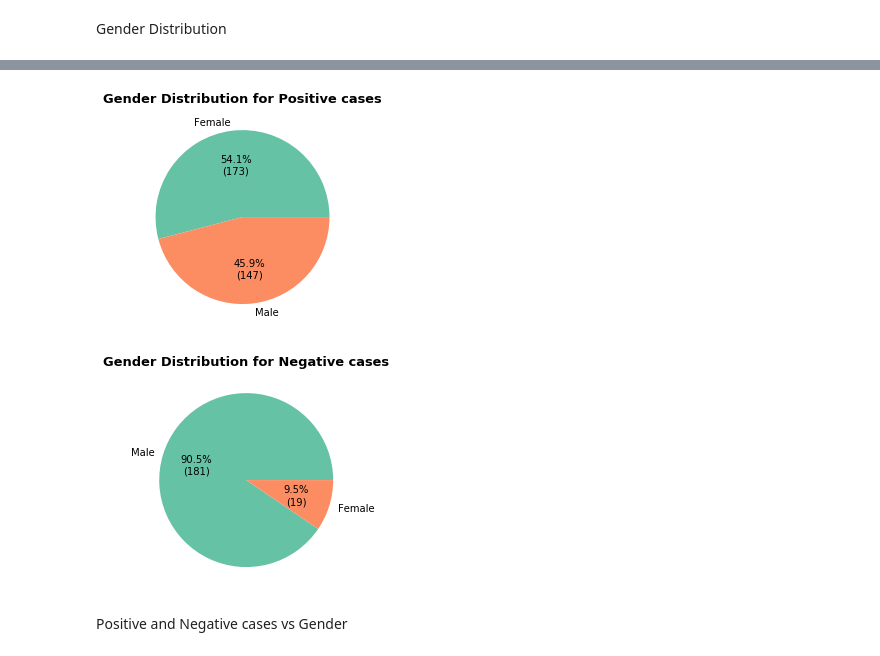
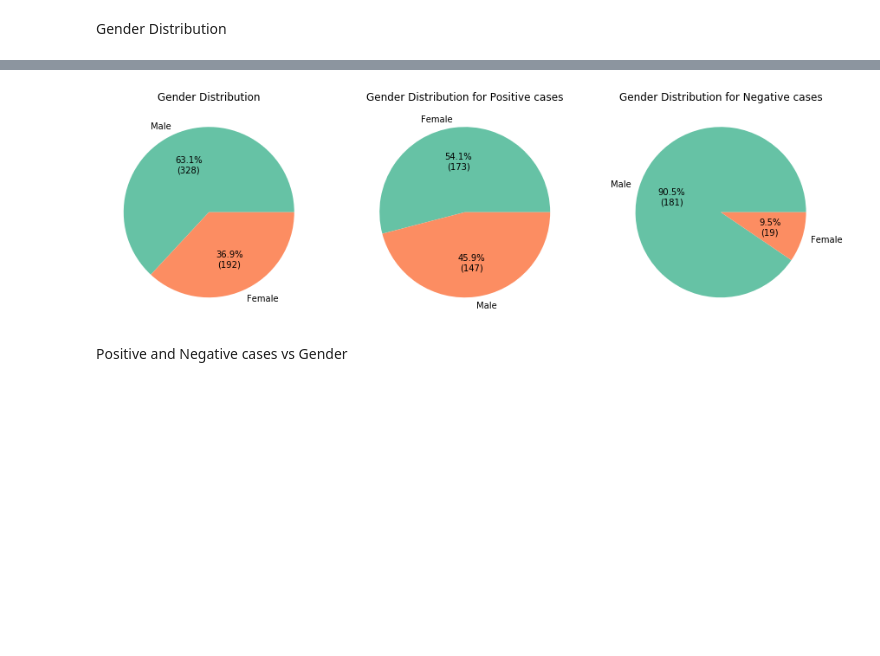
Before and after one commit to sonamanukyan92/supervised-learning-algorithms-on-the-diabetes-dataset, a Jupyter notebook: supervised learning algorithms on the diabetes dataset.ipynb, the cells around one changed output, grey strips where cells are left out. Drawn from its saved outputs; the diff is of its cells as text; code cells hidden in the pictures; blank space fills up the shorter version.

```diff
--- a/supervised learning algorithms on the diabetes dataset.ipynb
+++ b/supervised learning algorithms on the diabetes dataset.ipynb
@@ -204,21 +155,32 @@ plt.show()
 # %%
+import matplotlib.pyplot as plt
+
+fig, (ax1, ax2, ax3) = plt.subplots(1,3, figsize=(15,10))
+
+v_counts = dataset['Gender'].value_counts()
+total = len(dataset['Gender'])
+
+ax1.pie(v_counts, labels=v_counts.index, autopct=f_p);
+ax1.set_title('Gender Distribution', size = 12)
+
+
 df_pos = dataset[dataset['class']=='Positive']
 v_counts = df_pos['Gender'].value_counts()
 total = len(df_pos['Gender'])
-fig = plt.figure()
-plt.pie(v_counts, labels=v_counts.index, autopct=f_p);
-plt.title('Gender Distribution for Positive cases', fontweight="bold", size = 13)
-plt.show()
+
+ax2.pie(v_counts, labels=v_counts.index, autopct=f_p);
+ax2.set_title('Gender Distribution for Positive cases', size = 12)
+
 
 df_neg = dataset[dataset['class']=='Negative']
 v_counts = df_neg['Gender'].value_counts()
 total = len(df_neg['Gender'])
-plt.pie(v_counts, labels=v_counts.index, autopct=f_p);
-plt.title('Gender Distribution for Negative cases', fontweight="bold", size = 13)
+ax3.pie(v_counts, labels=v_counts.index, autopct=f_p);
+ax3.set_title('Gender Distribution for Negative cases', size = 12)
+
 plt.show()
 # %% [output]
-[figure, old version]
+[figure, new version]
-[figure, removed]
 # %% [markdown]
 Positive and Negative cases vs Gender
 # %%
```
Also changed, not shown: parts of 19 cells of this notebook.
